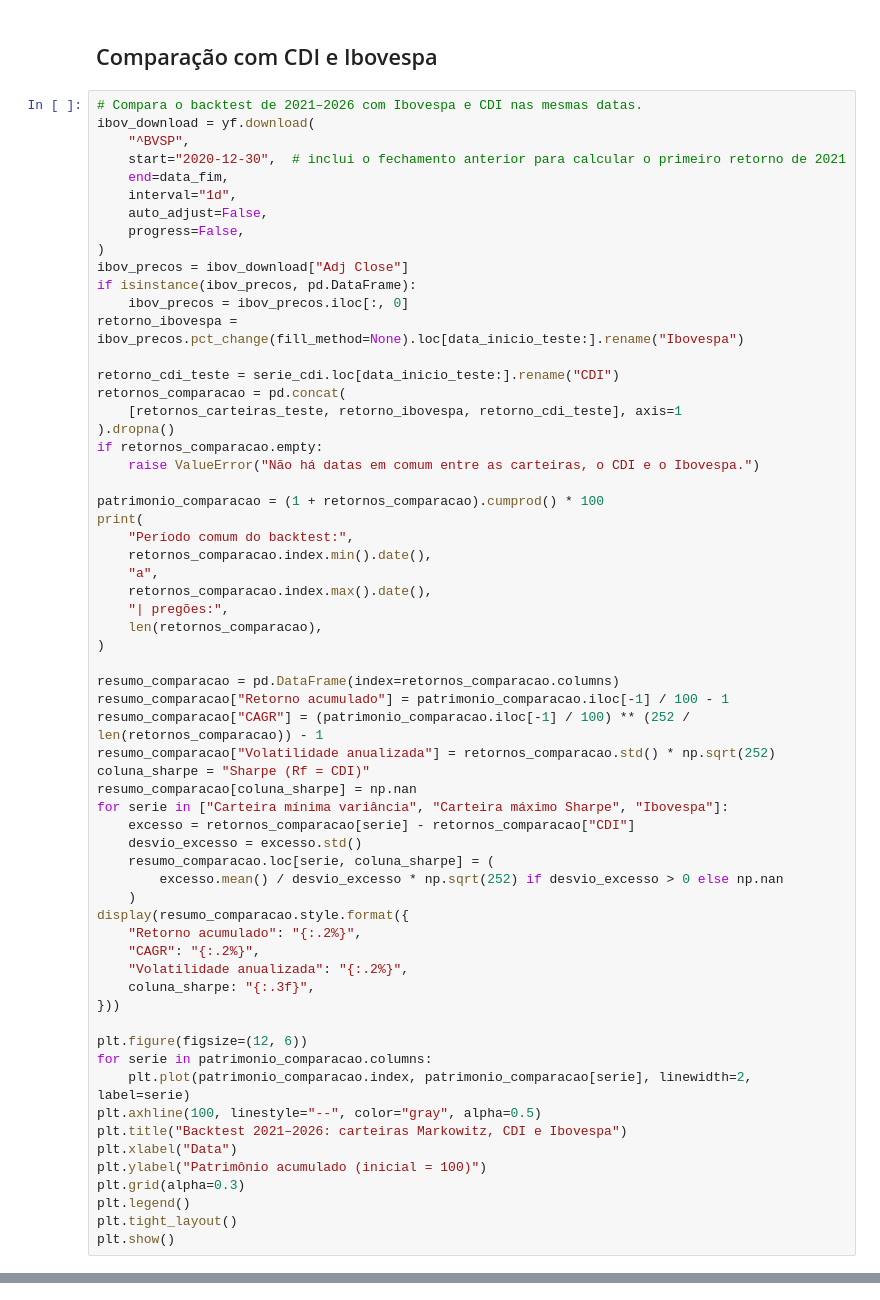
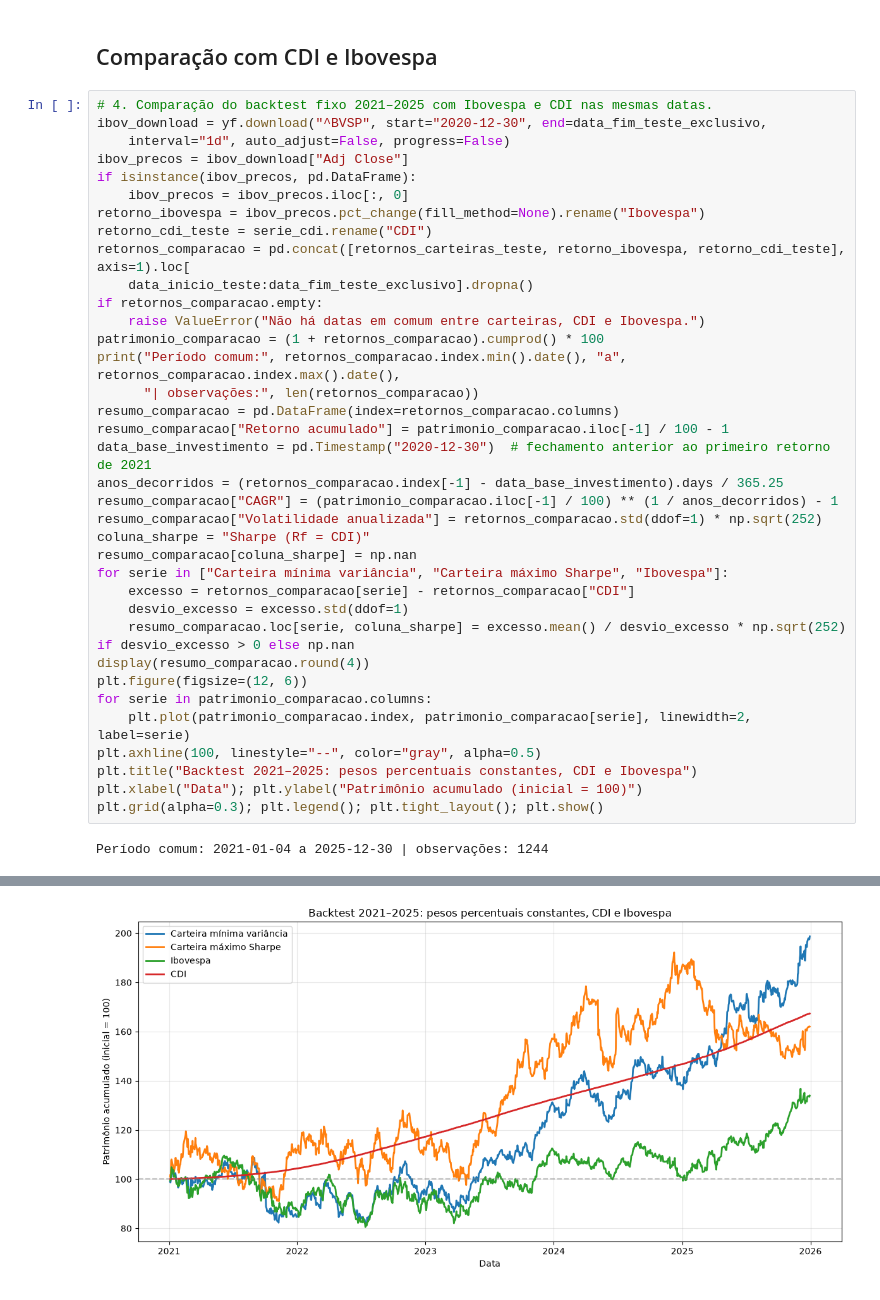
Before and after one commit to MatheusBorgesBS/Projeto-financeiro-elias, a Jupyter notebook: test.ipynb, the cells around one changed output, grey strips where cells are left out. Drawn from its saved outputs; the diff is of its cells as text.

```diff
--- a/test.ipynb
+++ b/test.ipynb
@@ -612,64 +808,40 @@ plt.show()
 # %% [markdown]
 ## Comparação com CDI e Ibovespa
 # %%
-# Compara o backtest de 2021–2026 com Ibovespa e CDI nas mesmas datas.
-ibov_download = yf.download(
-    "^BVSP",
-    start="2020-12-30",  # inclui o fechamento anterior para calcular o primeiro retorno de 2021
-    end=data_fim,
-    interval="1d",
-    auto_adjust=False,
-    progress=False,
-)
+# 4. Comparação do backtest fixo 2021–2025 com Ibovespa e CDI nas mesmas datas.
+ibov_download = yf.download("^BVSP", start="2020-12-30", end=data_fim_teste_exclusivo,
+    interval="1d", auto_adjust=False, progress=False)
 ibov_precos = ibov_download["Adj Close"]
 if isinstance(ibov_precos, pd.DataFrame):
     ibov_precos = ibov_precos.iloc[:, 0]
-retorno_ibovespa = ibov_precos.pct_change(fill_method=None).loc[data_inicio_teste:].rename("Ibovespa")
-
-retorno_cdi_teste = serie_cdi.loc[data_inicio_teste:].rename("CDI")
-retornos_comparacao = pd.concat(
-    [retornos_carteiras_teste, retorno_ibovespa, retorno_cdi_teste], axis=1
-).dropna()
+retorno_ibovespa = ibov_precos.pct_change(fill_method=None).rename("Ibovespa")
+retorno_cdi_teste = serie_cdi.rename("CDI")
+retornos_comparacao = pd.concat([retornos_carteiras_teste, retorno_ibovespa, retorno_cdi_teste], axis=1).loc[
+    data_inicio_teste:data_fim_teste_exclusivo].dropna()
 if retornos_comparacao.empty:
-    raise ValueError("Não há datas em comum entre as carteiras, o CDI e o Ibovespa.")
-
+    raise ValueError("Não há datas em comum entre carteiras, CDI e Ibovespa.")
 patrimonio_comparacao = (1 + retornos_comparacao).cumprod() * 100
-print(
-    "Período comum do backtest:",
-    retornos_comparacao.index.min().date(),
-    "a",
-    retornos_comparacao.index.max().date(),
-    "| pregões:",
-    len(retornos_comparacao),
-)
-
+print("Período comum:", retornos_comparacao.index.min().date(), "a", retornos_comparacao.index.max().date(),
+      "| observações:", len(retornos_comparacao))
 resumo_comparacao = pd.DataFrame(index=retornos_comparacao.columns)
 resumo_comparacao["Retorno acumulado"] = patrimonio_comparacao.iloc[-1] / 100 - 1
-resumo_comparacao["CAGR"] = (patrimonio_comparacao.iloc[-1] / 100) ** (252 / len(retornos_comparacao)) - 1
-resumo_comparacao["Volatilidade anualizada"] = retornos_comparacao.std() * np.sqrt(252)
+data_base_investimento = pd.Timestamp("2020-12-30")  # fechamento anterior ao primeiro retorno de 2021
+anos_decorridos = (retornos_comparacao.index[-1] - data_base_investimento).days / 365.25
+resumo_comparacao["CAGR"] = (patrimonio_comparacao.iloc[-1] / 100) ** (1 / anos_decorridos) - 1
+resumo_comparacao["Volatilidade anualizada"] = retornos_comparacao.std(ddof=1) * np.sqrt(252)
 coluna_sharpe = "Sharpe (Rf = CDI)"
 resumo_comparacao[coluna_sharpe] = np.nan
 for serie in ["Carteira mínima variância", "Carteira máximo Sharpe", "Ibovespa"]:
     excesso = retornos_comparacao[serie] - retornos_comparacao["CDI"]
-    desvio_excesso = excesso.std()
-    resumo_comparacao.loc[serie, coluna_sharpe] = (
-        excesso.mean() / desvio_excesso * np.sqrt(252) if desvio_excesso > 0 else np.nan
-    )
-display(resumo_comparacao.style.format({
-    "Retorno acumulado": "{:.2%}",
-    "CAGR": "{:.2%}",
-    "Volatilidade anualizada": "{:.2%}",
-    coluna_sharpe: "{:.3f}",
-}))
-
+    desvio_excesso = excesso.std(ddof=1)
+    resumo_comparacao.loc[serie, coluna_sharpe] = excesso.mean() / desvio_excesso * np.sqrt(252) if desvio_excesso > 0 else np.nan
+display(resumo_comparacao.round(4))
 plt.figure(figsize=(12, 6))
 for serie in patrimonio_comparacao.columns:
     plt.plot(patrimonio_comparacao.index, patrimonio_comparacao[serie], linewidth=2, label=serie)
 plt.axhline(100, linestyle="--", color="gray", alpha=0.5)
-plt.title("Backtest 2021–2026: carteiras Markowitz, CDI e Ibovespa")
-plt.xlabel("Data")
-plt.ylabel("Patrimônio acumulado (inicial = 100)")
-plt.grid(alpha=0.3)
-plt.legend()
-plt.tight_layout()
-plt.show()
+plt.title("Backtest 2021–2025: pesos percentuais constantes, CDI e Ibovespa")
+plt.xlabel("Data"); plt.ylabel("Patrimônio acumulado (inicial = 100)")
+plt.grid(alpha=0.3); plt.legend(); plt.tight_layout(); plt.show()
+# %% [output]
+Período comum: 2021-01-04 a 2025-12-30 | observações: 1244
@@ -675,0 +853 @@ plt.show()
+[figure, added]
```
Also changed, not shown: parts of 16 cells of this notebook.
